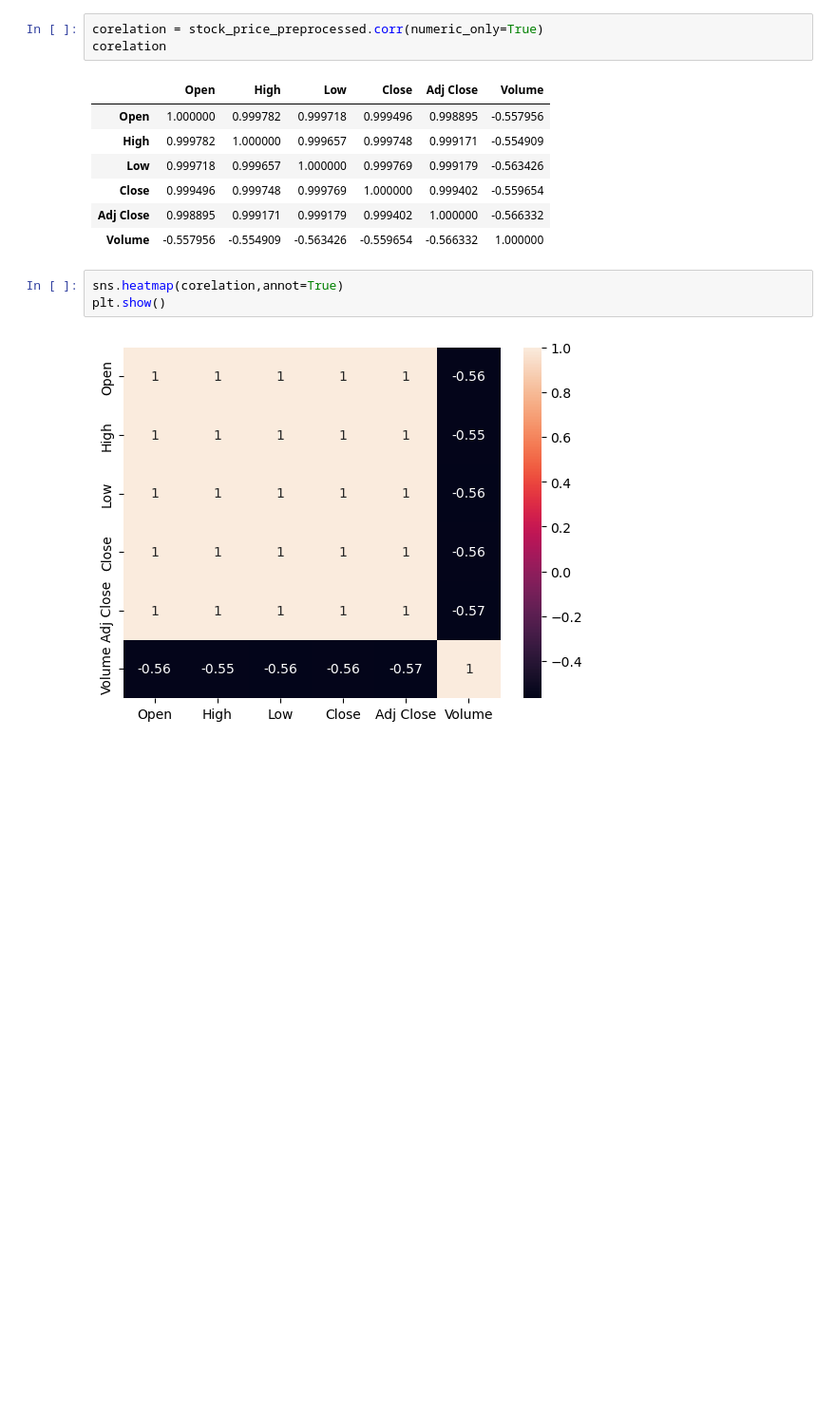
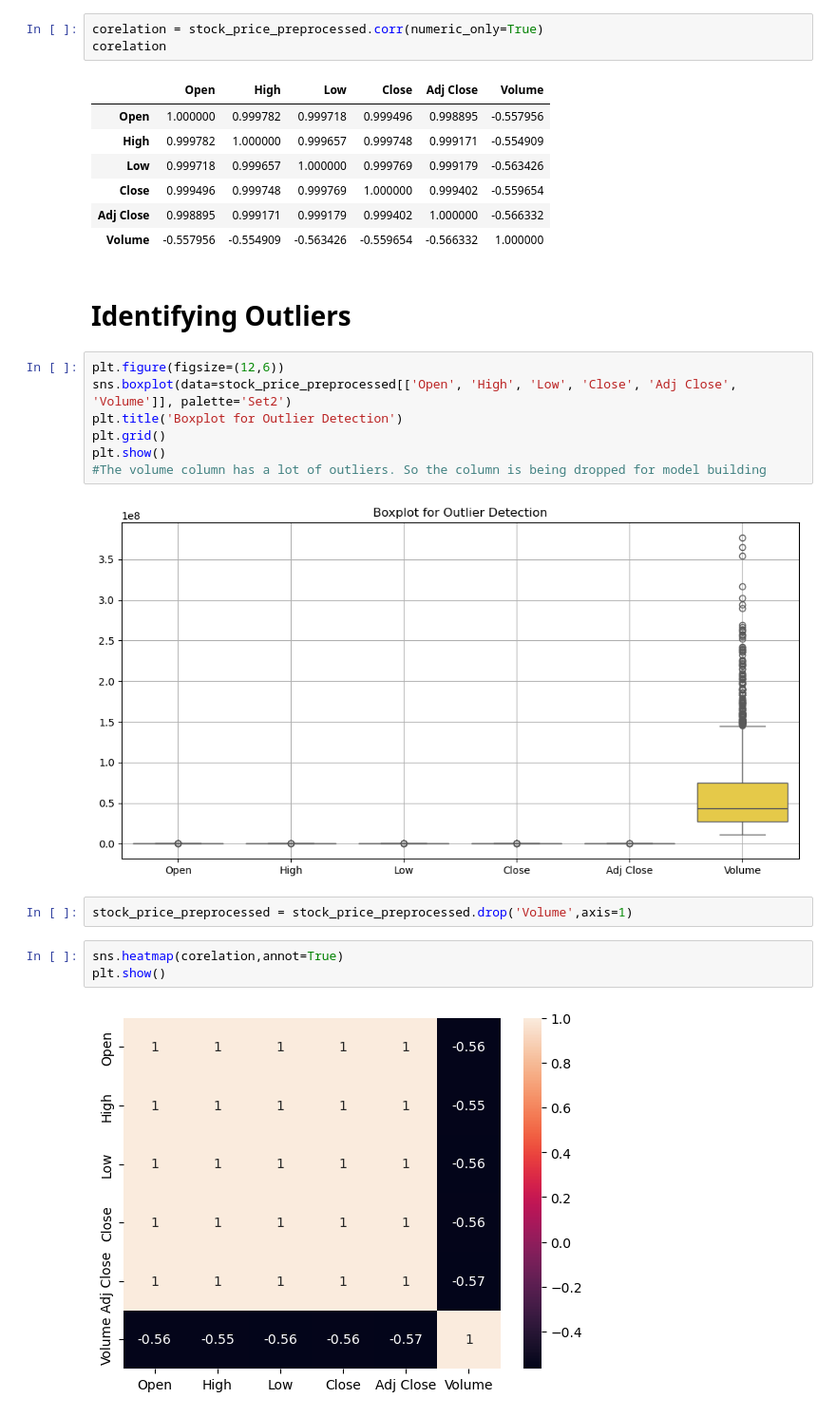
Before and after one commit to nishchalkp/Stock_Market_Analysis, a Jupyter notebook: eda/Exploratory_Data_Analysis.ipynb, the cells around one changed output. Shown: that part at 95% size. Drawn from its saved outputs; the diff is of its cells as text; blank space fills up the shorter version.

```diff
--- a/eda/Exploratory_Data_Analysis.ipynb
+++ b/eda/Exploratory_Data_Analysis.ipynb
@@ -78,6 +97,19 @@ corelation
 | Close | 0.999496 | 0.999748 | 0.999769 | 1.000000 | 0.999402 | -0.559654 |
 | Adj Close | 0.998895 | 0.999171 | 0.999179 | 0.999402 | 1.000000 | -0.566332 |
 | Volume | -0.557956 | -0.554909 | -0.563426 | -0.559654 | -0.566332 | 1.000000 |
+# %% [markdown]
+# Identifying Outliers
+# %%
+plt.figure(figsize=(12,6))
+sns.boxplot(data=stock_price_preprocessed[['Open', 'High', 'Low', 'Close', 'Adj Close', 'Volume']], palette='Set2')
+plt.title('Boxplot for Outlier Detection')
+plt.grid()
+plt.show()
+#The volume column has a lot of outliers. So the column is being dropped for model building
+# %% [output]
+[figure, added]
+# %%
+stock_price_preprocessed = stock_price_preprocessed.drop('Volume',axis=1)
 # %%
 sns.heatmap(corelation,annot=True)
 plt.show()
```
Also changed, not shown: parts of 7 cells of this notebook.
